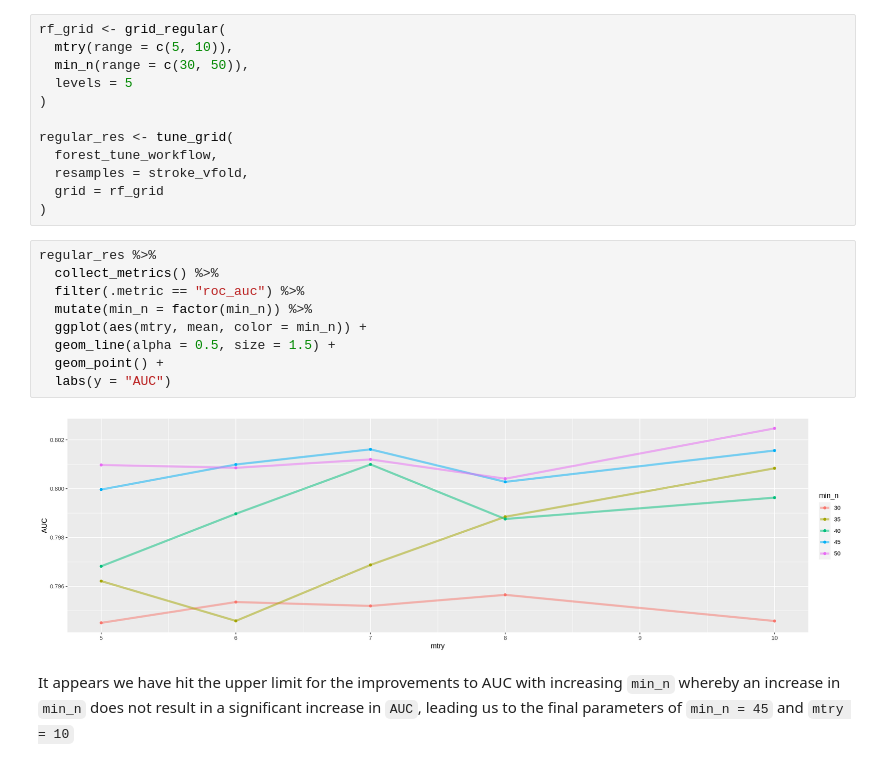
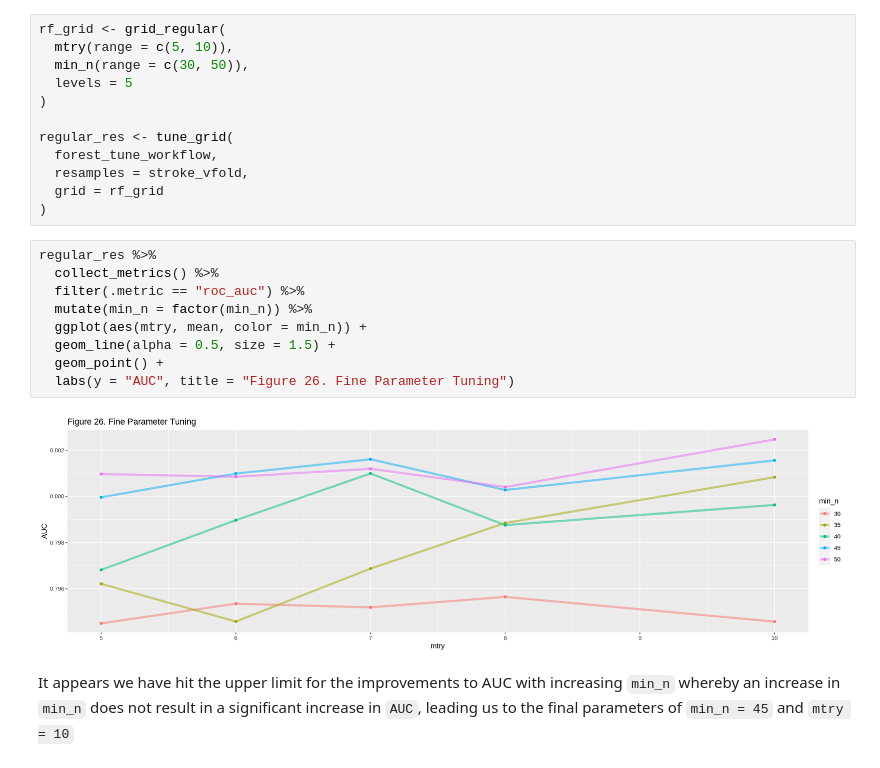
Before and after one commit to 21chanas3/dsci100-group73, a Jupyter notebook: main.ipynb, the cells around one changed output. Drawn from its saved outputs; the diff is of its cells as text.

```diff
--- a/main.ipynb
+++ b/main.ipynb
@@ -761,14 +798,14 @@ regular_res <- tune_grid(
 # %%
 regular_res %>%
   collect_metrics() %>%
   filter(.metric == "roc_auc") %>%
   mutate(min_n = factor(min_n)) %>%
   ggplot(aes(mtry, mean, color = min_n)) +
   geom_line(alpha = 0.5, size = 1.5) +
   geom_point() +
-  labs(y = "AUC")
+  labs(y = "AUC", title = "Figure 26. Fine Parameter Tuning")
 # %% [output]
-[figure, old version]
+[figure, new version]
 # %% [markdown]
 It appears we have hit the upper limit for the improvements to AUC with increasing `min_n` whereby an increase in `min_n` does not result in a significant increase in `AUC`, leading us to the final parameters of `min_n = 45` and `mtry = 10`
 # %%
```
Also changed, not shown: parts of 23 cells of this notebook.
